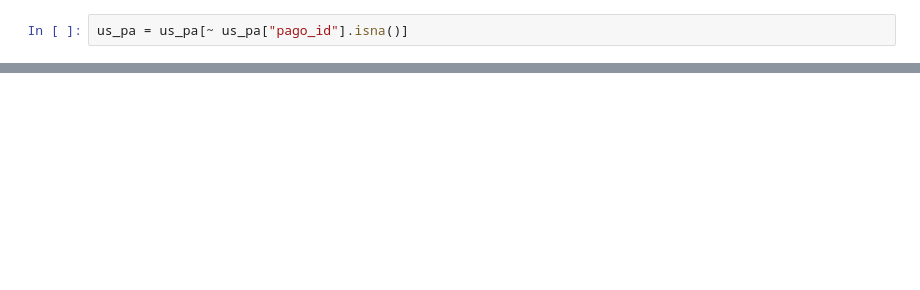
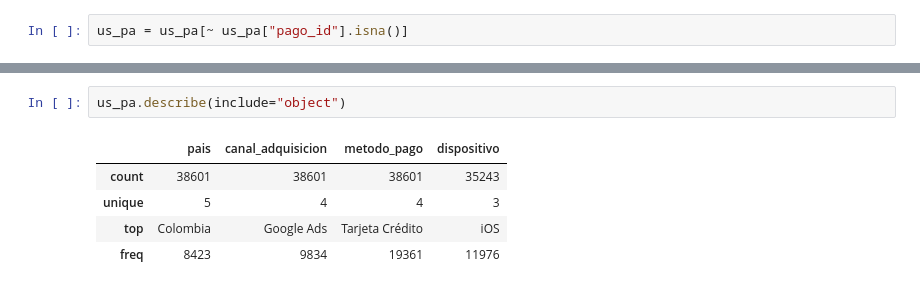
Before and after one commit to sagomeza1/pcun, a Jupyter notebook: nb.ipynb, the cells around one changed output, grey strips where cells are left out. Saved outputs shown, nothing was run; the diff lists cells and outputs as text; blank space fills up the shorter version.

```diff
--- a/nb.ipynb
+++ b/nb.ipynb
@@ -391,0 +398,8 @@ Name: count, dtype: int64
+# %%
+us_pa.describe(include="object")
+# %% [output]
+|  | pais | canal_adquisicion | metodo_pago | dispositivo |
+| count | 38601 | 38601 | 38601 | 35243 |
+| unique | 5 | 4 | 4 | 3 |
+| top | Colombia | Google Ads | Tarjeta Crédito | iOS |
+| freq | 8423 | 9834 | 19361 | 11976 |
```
Also changed, not shown: parts of 22 cells of this notebook.
